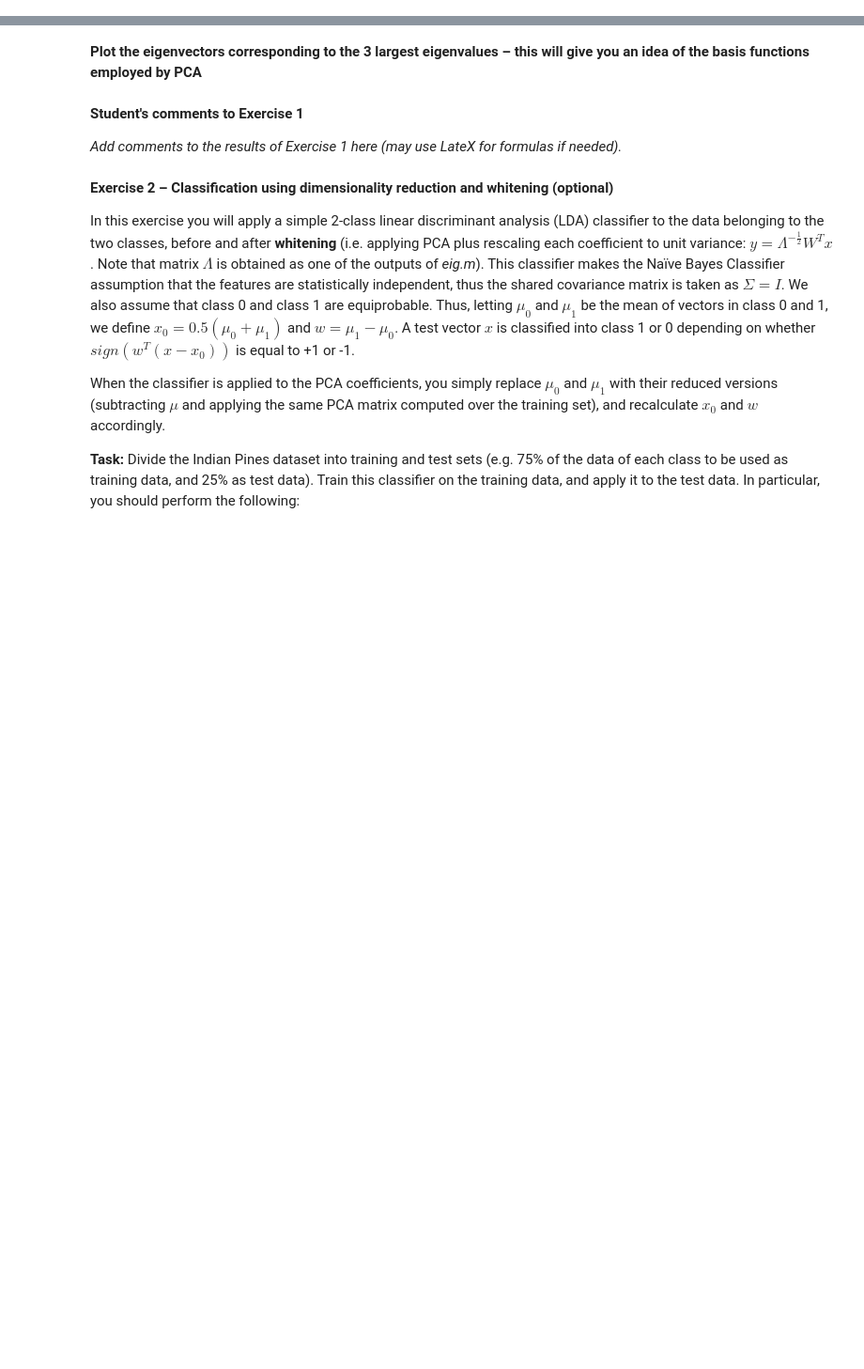
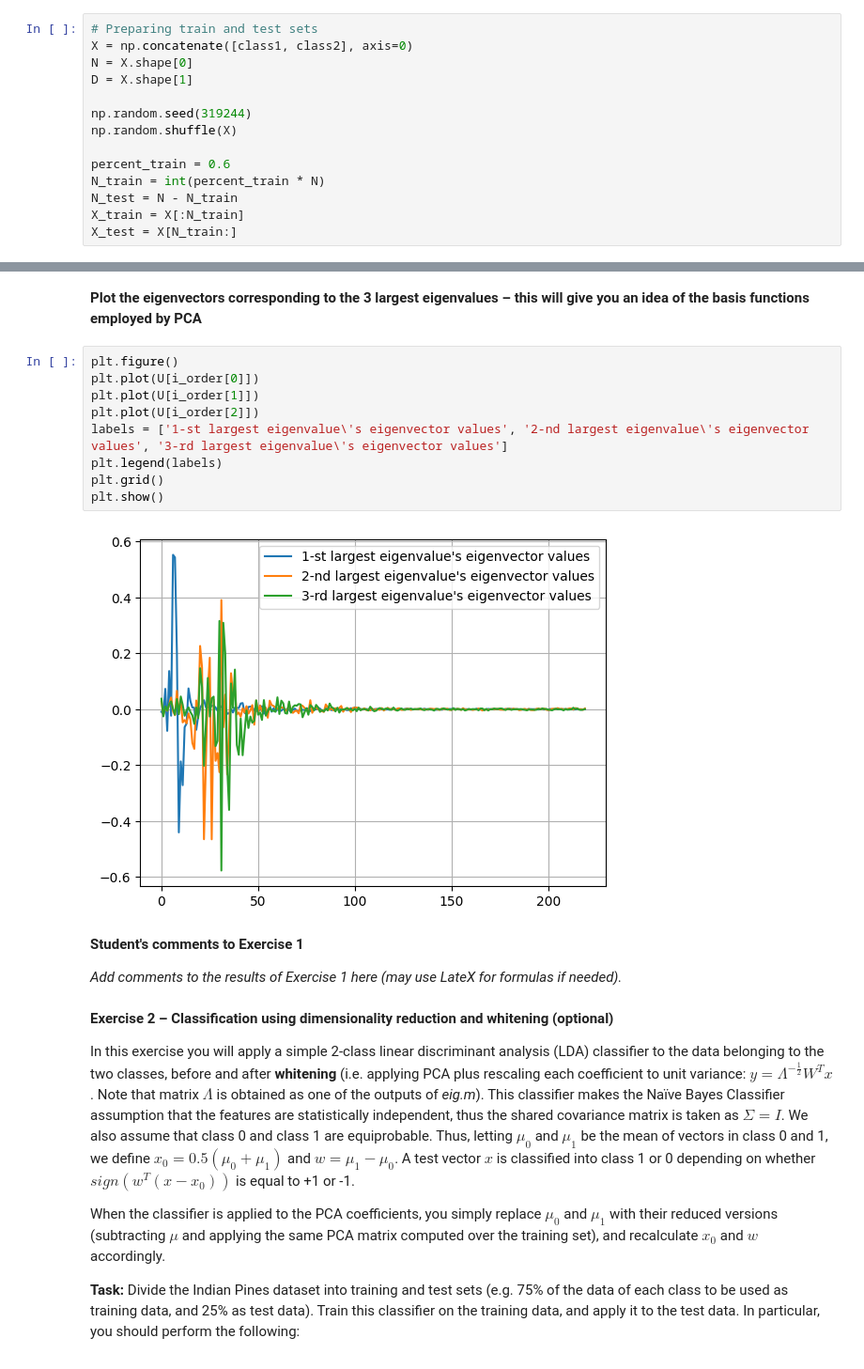
Before and after one commit to steurendo/SLNN, a Jupyter notebook: Lab3/Lab3.ipynb, the cells around one changed output, grey strips where cells are left out. Shown at 94% size. Cells and saved outputs as stored; diff of their text form; blank space fills up the shorter version.

```diff
--- a/Lab3/Lab3.ipynb
+++ b/Lab3/Lab3.ipynb
@@ -79,5 +79,19 @@ for i in range(145):
             class2[n, :] = indian_pines[i, j, :] / 1.
             n = n + 1
 class2 = class2[:n, :]
+# %%
+# Preparing train and test sets
+X = np.concatenate([class1, class2], axis=0)
+N = X.shape[0]
+D = X.shape[1]
+
+np.random.seed(319244)
+np.random.shuffle(X)
+
+percent_train = 0.6
+N_train = int(percent_train * N)
+N_test = N - N_train
+X_train = X[:N_train]
+X_test = X[N_train:]
 # %% [markdown]
 **Estimate the sample covariance matrix of the dataset as a whole (i.e., considering together spectral vectors of the two classes)**
@@ -145,5 +152,16 @@ print(J[218])
 # %% [markdown]
 **Plot the eigenvectors corresponding to the 3 largest eigenvalues – this will give you an idea of the basis functions employed by PCA**
+# %%
+plt.figure()
+plt.plot(U[i_order[0]])
+plt.plot(U[i_order[1]])
+plt.plot(U[i_order[2]])
+labels = ['1-st largest eigenvalue\'s eigenvector values', '2-nd largest eigenvalue\'s eigenvector values', '3-rd largest eigenvalue\'s eigenvector values']
+plt.legend(labels)
+plt.grid()
+plt.show()
+# %% [output]
+[figure, added]
 # %% [markdown]
 **Student's comments to Exercise 1**
 
```
Also changed, not shown: parts of 7 cells of this notebook.
